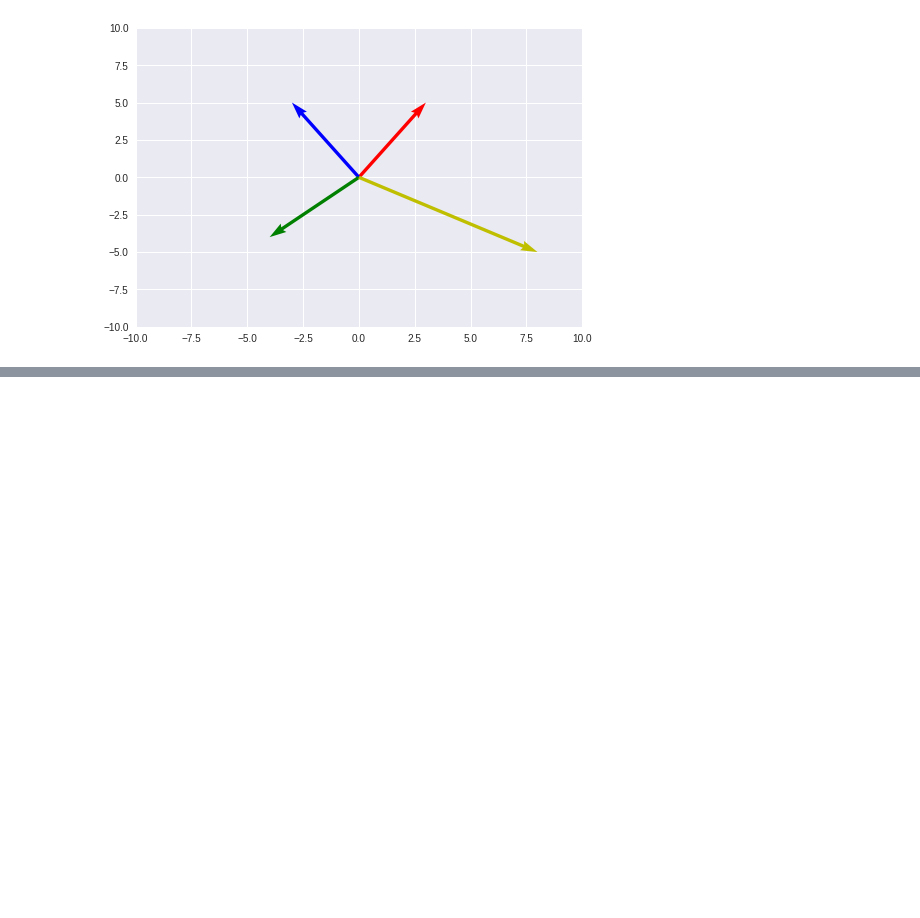
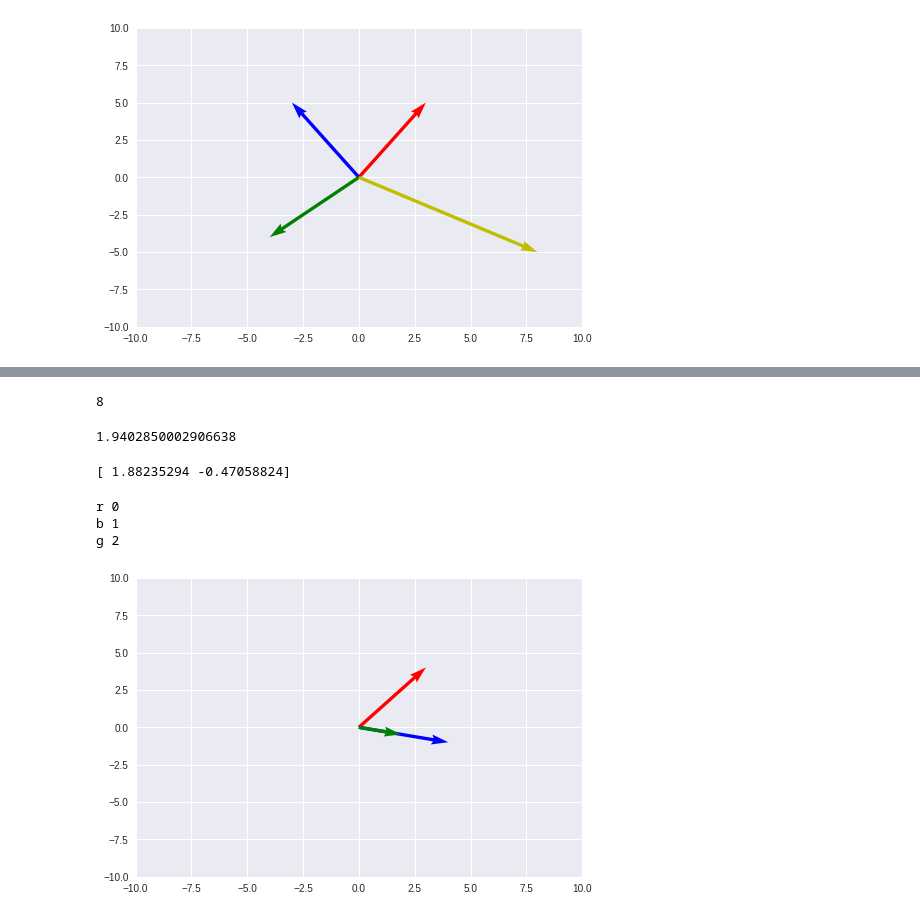
Before and after one commit to leelaakula/padhai-DL, a Jupyter notebook: Vectors.ipynb, the cells around one changed output, grey strips where cells are left out. Cells and saved outputs as stored; diff of their text form; code cells hidden in the pictures; blank space fills up the shorter version.

```diff
--- a/Vectors.ipynb
+++ b/Vectors.ipynb
@@ -67,0 +113,26 @@ y 3
+# %%
+a_dot_b = np.dot(a,b)
+print(a_dot_b)
+# %% [output]
+8
+# %%
+# I am trying to get the projection of a onto b
+a_b = np.dot(a,b)/np.linalg.norm(b)
+# a_b = a_dot_b/np.liaalg.norm(b)
+print(a_b)
+# %% [output]
+1.9402850002906638
+# %%
+# Getting the vector of the projection of a onto b
+#vec_a_b = (a_b/np.linalg.norm(b))*b
+ vec_a_b = ((np.dot(a,b)/np.linalg.norm(b))/np.linalg.norm(b))*b
+print(vec_a_b)
+# %% [output]
+[ 1.88235294 -0.47058824]
+# %%
+vectors_func([np.asarray([0,0,3,4]), np.asarray([0,0,4,-1]), np.asarray([0,0,1.88235294, -0.47058824])])
+# %% [output]
+r 0
+b 1
+g 2
+[figure, added]
```
Also changed, not shown: parts of 13 cells of this notebook.
